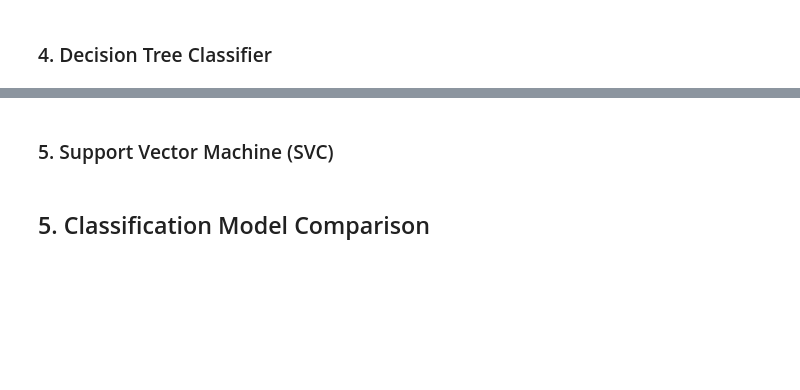
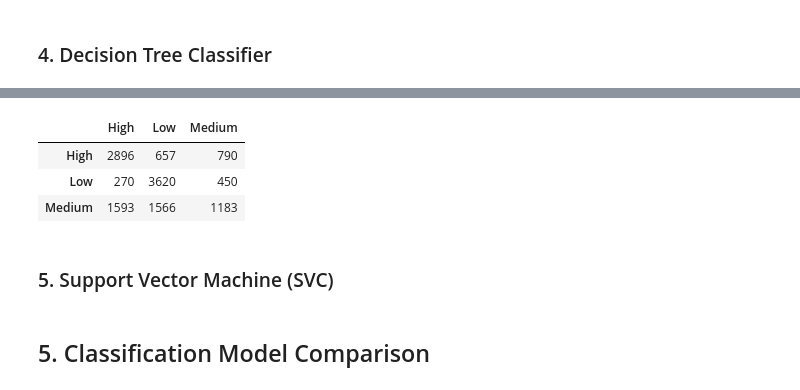
Before and after one commit to surya080620/EVGuard, a Jupyter notebook: notebooks/EV_Charging_Profit.ipynb, the cells around one changed output, grey strips where cells are left out. Saved outputs shown, nothing was run; the diff lists cells and outputs as text; code cells hidden in the pictures; blank space fills up the shorter version.

Commit message:
Add Decision tree and SVC

```diff
--- a/notebooks/EV_Charging_Profit.ipynb
+++ b/notebooks/EV_Charging_Profit.ipynb
@@ -1216,2 +1285,84 @@ display(
 # %% [markdown]
 ### 4. Decision Tree Classifier
+# %%
+dt_model = DecisionTreeClassifier(
+    max_depth=10,
+    random_state=RANDOM_STATE
+)
+
+dt_model.fit(
+    X_clf_train_pca,
+    y_clf_train
+)
+
+y_pred_dt = dt_model.predict(
+    X_clf_test_pca
+)
+
+y_prob_dt = dt_model.predict_proba(
+    X_clf_test_pca
+)
+
+print("Accuracy:",
+      round(accuracy_score(y_clf_test, y_pred_dt), 4))
+
+print("Precision:",
+      round(
+          precision_score(
+              y_clf_test,
+              y_pred_dt,
+              average="weighted",
+              zero_division=0
+          ), 4
+      ))
+
+print("Recall:",
+      round(
+          recall_score(
+              y_clf_test,
+              y_pred_dt,
+              average="weighted",
+              zero_division=0
+          ), 4
+      ))
+
+print("F1 Score:",
+      round(
+          f1_score(
+              y_clf_test,
+              y_pred_dt,
+              average="weighted",
+              zero_division=0
+          ), 4
+      ))
+
+print("ROC-AUC:",
+      round(
+          roc_auc_score(
+              y_clf_test,
+              y_prob_dt,
+              multi_class="ovr"
+          ), 4
+      ))
+
+print("\nClassification Report:")
+print(
+    classification_report(
+        y_clf_test,
+        y_pred_dt,
+        zero_division=0
+    )
+)
+
+print("Confusion Matrix:")
+display(
+    pd.DataFrame(
+        confusion_matrix(
+            y_clf_test,
+            y_pred_dt
+        ),
+        index=dt_model.classes_,
+        columns=dt_model.classes_
+    )
+)
+# %% [output]
@@ -1218,2 +1387,6 @@ display(
+|  | High | Low | Medium |
+| High | 2896 | 657 | 790 |
+| Low | 270 | 3620 | 450 |
+| Medium | 1593 | 1566 | 1183 |
 # %% [markdown]
 ### 5. Support Vector Machine (SVC)
```
Also changed, not shown: parts of 7 cells of this notebook.
